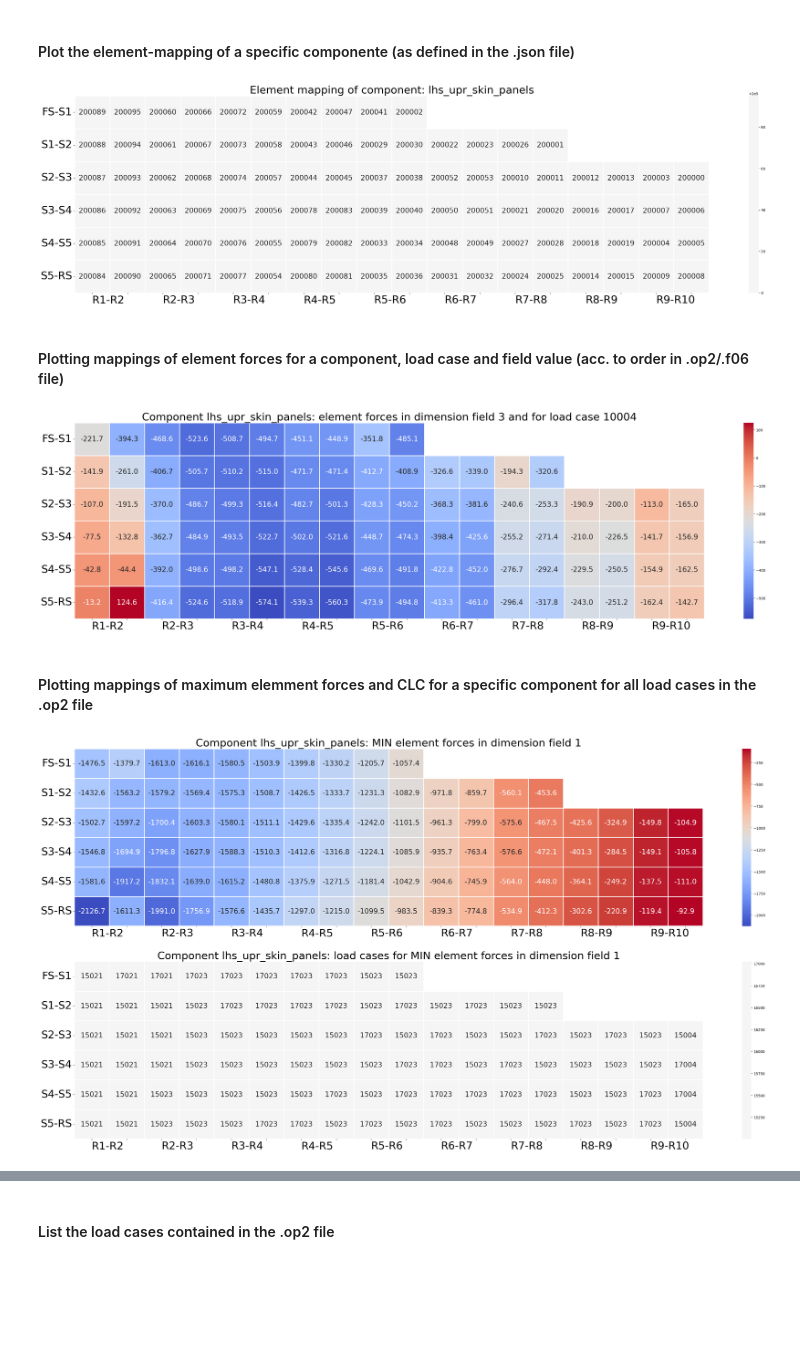
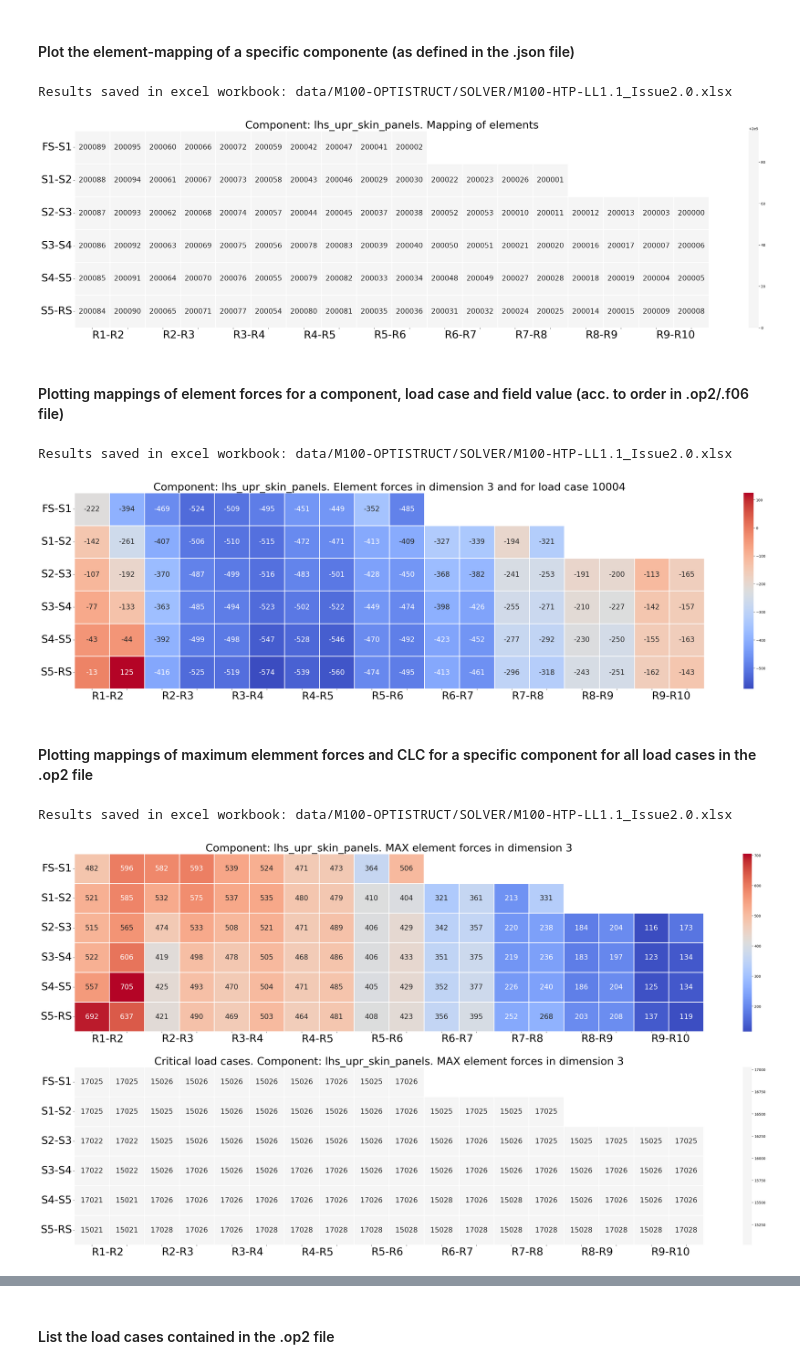
Before and after one commit to felixrlopezm/OP_Map, a Jupyter notebook: How_to_use_OP_Map.ipynb, the cells around one changed output, grey strips where cells are left out. Saved outputs shown, nothing was run; the diff lists cells and outputs as text; code cells hidden in the pictures; blank space fills up the shorter version.

```diff
--- a/How_to_use_OP_Map.ipynb
+++ b/How_to_use_OP_Map.ipynb
@@ -31,7 +62,8 @@ Then, use:
 
 # NOTE that an excel file with the same name of the .op2 file is created for storing results there.
 
-M100_model = Model('data/M100-OPTISTRUCT/SOLVER/M100-HTP-LL1.1_Issue2.0.op2', 'data/M100-HTP-mapping.json')
+M100_model = Model('data/M100-OPTISTRUCT/SOLVER/M100-HTP-LL1.1_Issue2.0.op2',
+                   'data/M100-HTP-mapping.json')
 
 # Loading element loads in the element coordinate system
 #M100_model.r_op2_2D_eforces()
@@ -62,8 +94,9 @@ Results saved in excel workbook: data/M100-OPTISTRUCT/SOLVER/M100-HTP-LL1.1_Issu
 # Plot the element-mapping of a specific componente (as defined in the .json file)
 # If excel = True, results will be saved in the excel file created at variable initialization
 
-M100_model.plot_component_mapping('lhs_upr_skin_panels', excel = False)
+M100_model.plot_component_mapping('lhs_upr_skin_panels', excel = True)
 # %% [output]
+Results saved in excel workbook: data/M100-OPTISTRUCT/SOLVER/M100-HTP-LL1.1_Issue2.0.xlsx
 [figure]
 # %% [markdown]
 #### Plotting mappings of element forces for a component, load case and field value (acc. to order in .op2/.f06 file)
@@ -72,19 +105,21 @@ M100_model.plot_component_mapping('lhs_upr_skin_panels', excel = False)
 # Field value components acc. to order in .op2/.f06 file
 # If excel = True, results will be saved in the excel file created at variable initialization
 
-M100_model.plot_2D_eforces(10004, 'lhs_upr_skin_panels', 3, excel=False)
+M100_model.plot_2D_eforces(10004, 'lhs_upr_skin_panels', 3, excel=True)
 # %% [output]
+Results saved in excel workbook: data/M100-OPTISTRUCT/SOLVER/M100-HTP-LL1.1_Issue2.0.xlsx
-[figure, old version]
+[figure, new version]
 # %% [markdown]
 #### Plotting mappings of maximum elemment forces and CLC for a specific component for all load cases in the .op2 file
 # %%
 # Plotting mappings of maximum elemment forces and CLC for a specific component for all load cases in the .op2 file
 # Field value components acc. to order in .op2/.f06 file
 # If excel = True, results will be saved in the excel file created at variable initialization
 
-M100_model.plot_env_2D_eforces('lhs_upr_skin_panels', 'MIN', 1, excel=False)
+M100_model.plot_env_2D_eforces('lhs_upr_skin_panels', 'MAX', 3, excel=True)
 # %% [output]
+Results saved in excel workbook: data/M100-OPTISTRUCT/SOLVER/M100-HTP-LL1.1_Issue2.0.xlsx
-[figure, old version]
+[figure, new version]
 # %% [markdown]
 ------------
 ## PART B - 1D Elements
```
Also changed, not shown: parts of 16 cells of this notebook.
